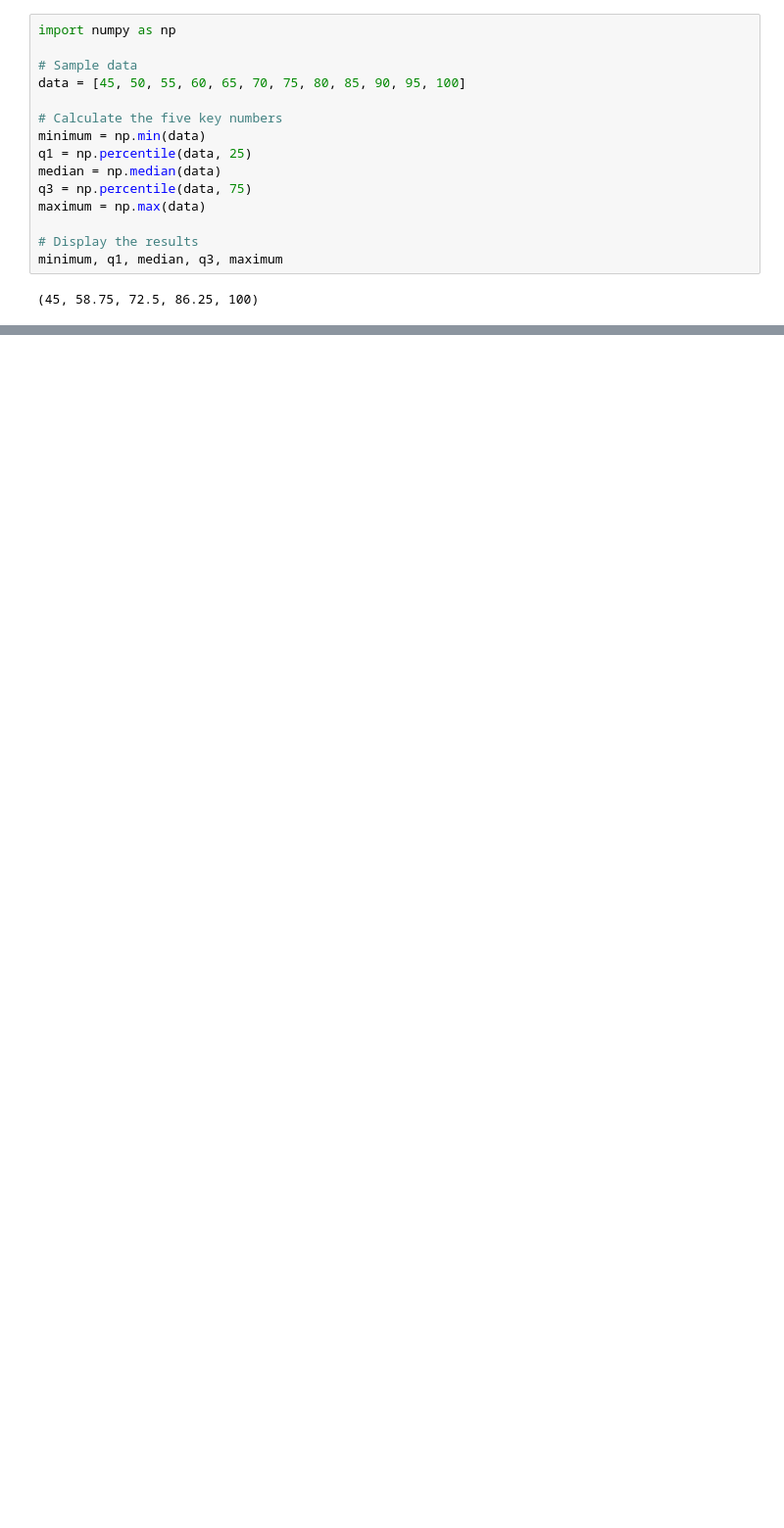
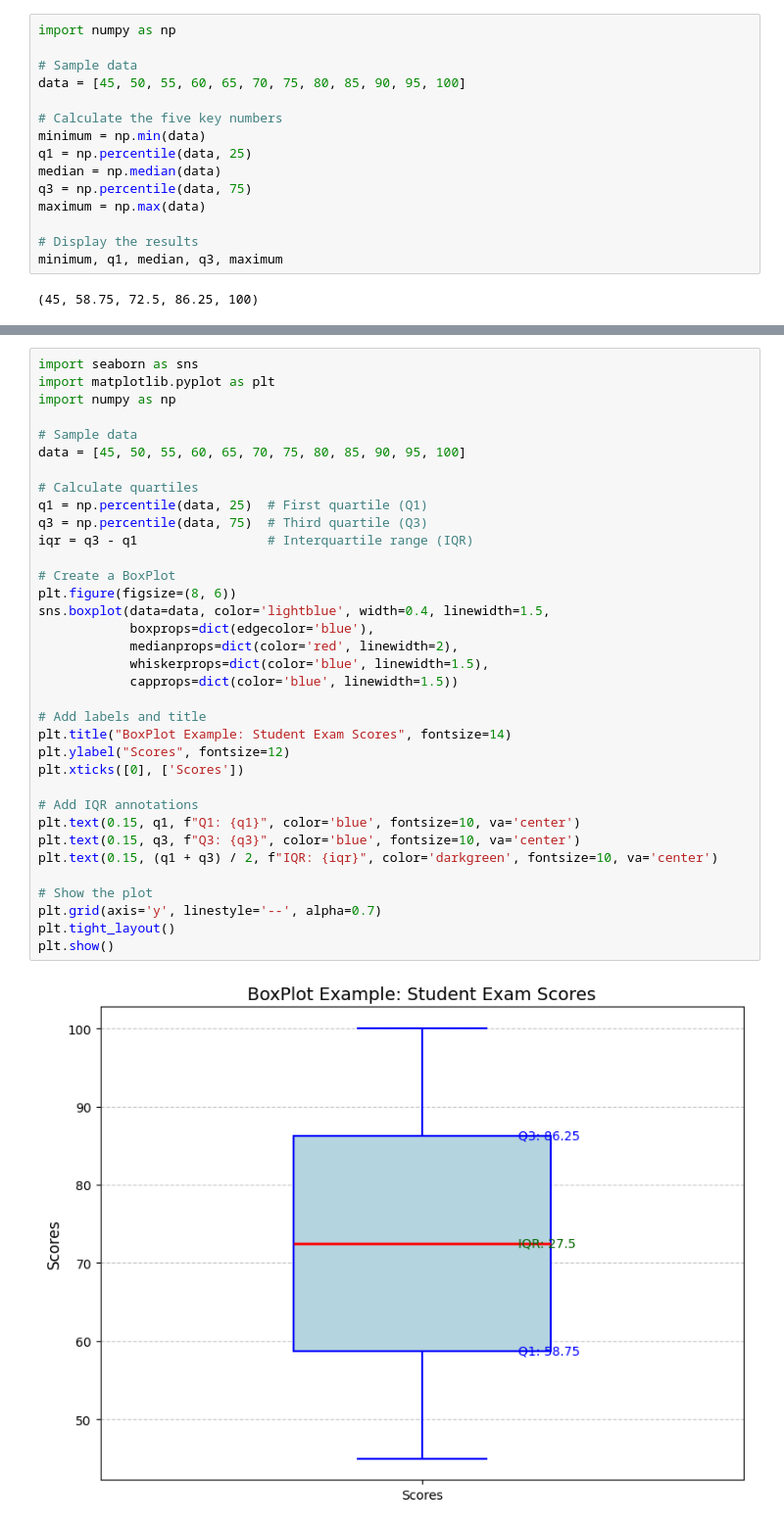
Before and after one commit to EbraamSobhy/Practice-Seaborn, a Jupyter notebook: BoxPlot.ipynb, the cells around one changed output, grey strips where cells are left out. Shown at 98% size. Cells and saved outputs as stored; diff of their text form; blank space fills up the shorter version.

```diff
--- a/BoxPlot.ipynb
+++ b/BoxPlot.ipynb
@@ -144,0 +182,37 @@ minimum, q1, median, q3, maximum
+# %%
+import seaborn as sns
+import matplotlib.pyplot as plt
+import numpy as np
+
+# Sample data
+data = [45, 50, 55, 60, 65, 70, 75, 80, 85, 90, 95, 100]
+
+# Calculate quartiles
+q1 = np.percentile(data, 25)  # First quartile (Q1)
+q3 = np.percentile(data, 75)  # Third quartile (Q3)
+iqr = q3 - q1                 # Interquartile range (IQR)
+
+# Create a BoxPlot
+plt.figure(figsize=(8, 6))
+sns.boxplot(data=data, color='lightblue', width=0.4, linewidth=1.5,
+            boxprops=dict(edgecolor='blue'),
+            medianprops=dict(color='red', linewidth=2),
+            whiskerprops=dict(color='blue', linewidth=1.5),
+            capprops=dict(color='blue', linewidth=1.5))
+
+# Add labels and title
+plt.title("BoxPlot Example: Student Exam Scores", fontsize=14)
+plt.ylabel("Scores", fontsize=12)
+plt.xticks([0], ['Scores'])
+
+# Add IQR annotations
+plt.text(0.15, q1, f"Q1: {q1}", color='blue', fontsize=10, va='center')
+plt.text(0.15, q3, f"Q3: {q3}", color='blue', fontsize=10, va='center')
+plt.text(0.15, (q1 + q3) / 2, f"IQR: {iqr}", color='darkgreen', fontsize=10, va='center')
+
+# Show the plot
+plt.grid(axis='y', linestyle='--', alpha=0.7)
+plt.tight_layout()
+plt.show()
+# %% [output]
+[figure, added]
```
Also changed, not shown: parts of 1 cell of this notebook, 1 other file.
